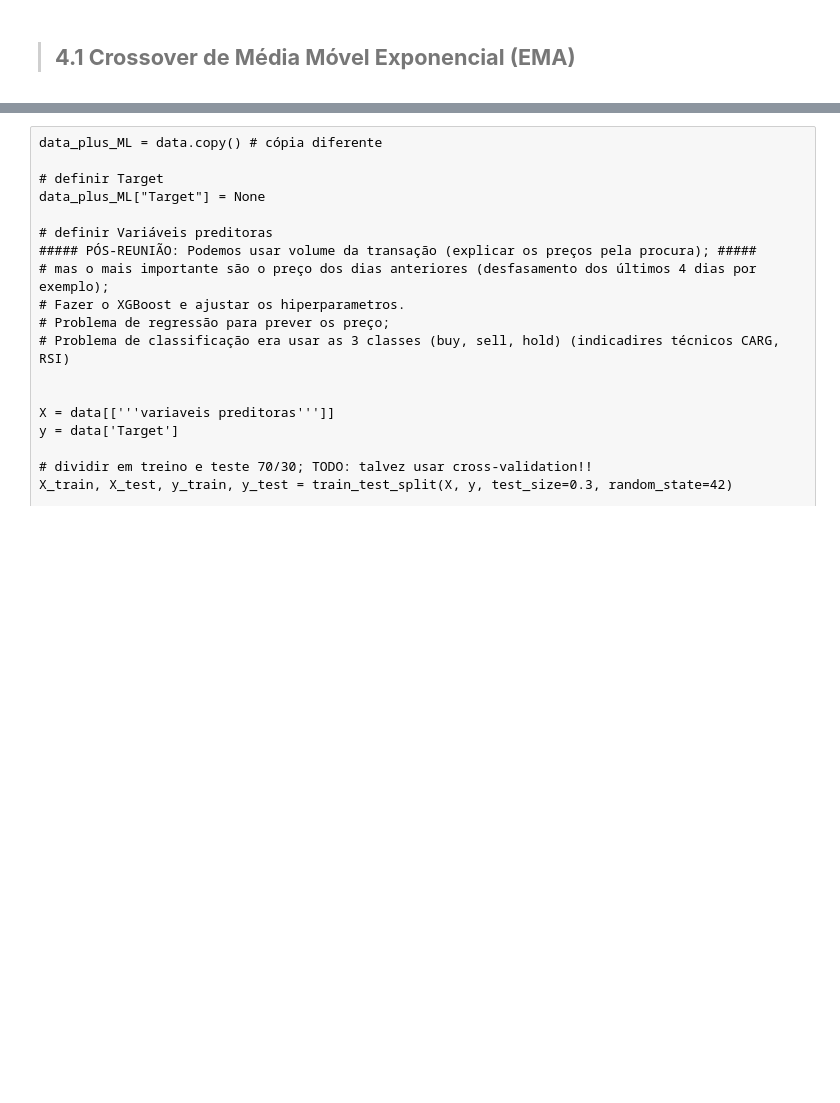
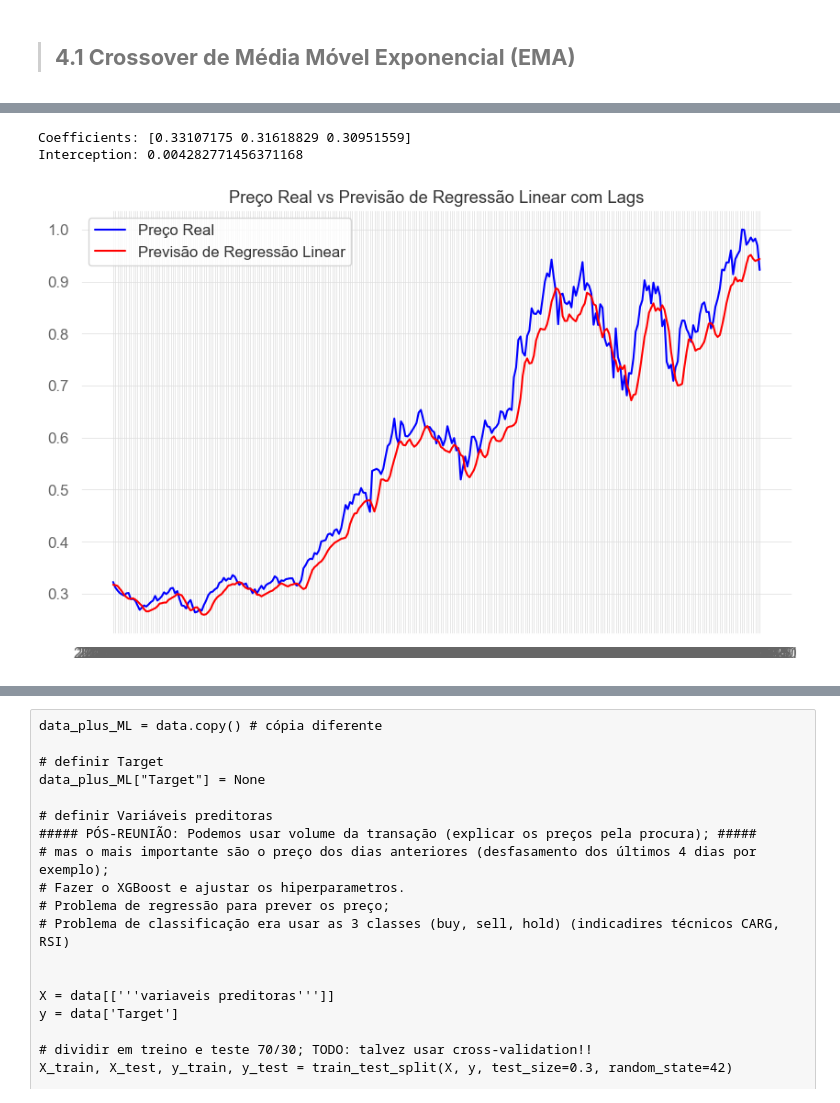
Before and after one commit to JoniFB03/OEOD, a Jupyter notebook: notebooks/Projeto_OEOD-Grupo7.ipynb, the cells around one changed output, grey strips where cells are left out. Saved outputs shown, nothing was run; the diff lists cells and outputs as text; code cells hidden in the pictures; blank space fills up the shorter version.

```diff
--- a/notebooks/Projeto_OEOD-Grupo7.ipynb
+++ b/notebooks/Projeto_OEOD-Grupo7.ipynb
@@ -539,0 +544,39 @@ data_plus
+# %%
+data_plus_RL = data.copy()
+for i in range(2, 5):
+    data_plus_RL[f'Lag_{i}'] = data_plus_RL['Close'].shift(i)
+data_plus_RL.dropna(inplace=True)
+
+scaler = MinMaxScaler()
+data_plus_RL[['Close', 'Lag_2', 'Lag_3', 'Lag_4']] = scaler.fit_transform(data_plus_RL[
+    ['Close', 'Lag_2', 'Lag_3', 'Lag_4'] # vars a normalizar
+    ])
+
+X = data_plus_RL[['Lag_2', 'Lag_3', 'Lag_4']]
+y = data_plus_RL['Close']
+X_train, X_test, y_train, y_test = train_test_split(X, y, test_size=0.2, random_state=42, shuffle=False)
+
+'''
+model = LinearRegression()
+model.fit(X_train, y_train)
+y_pred = model.predict(X_test)
+'''
+
+model_ridge = Ridge(alpha=1.0) # regularização L2 (ridge)
+model_ridge.fit(X_train, y_train)
+y_pred_ridge = model_ridge.predict(X_test)
+
+print(f"Coefficients: {model_ridge.coef_}")
+print(f"Interception: {model_ridge.intercept_}")
+
+plt.figure(figsize=(10, 6))
+plt.plot(y_test.index, y_test, label='Preço Real', color='blue')
+plt.plot(y_test.index, y_pred_ridge, label='Previsão de Regressão Linear', color='red')
+plt.legend()
+plt.title("Preço Real vs Previsão de Regressão Linear com Lags")
+plt.show()
+# TODO: está com overfitting, tentar melhorar e ver outras formas de prever
+# %% [output]
+Coefficients: [0.33107175 0.31618829 0.30951559]
+Interception: 0.004282771456371168
+[figure, added]
```
Also changed, not shown: parts of 14 cells of this notebook.
